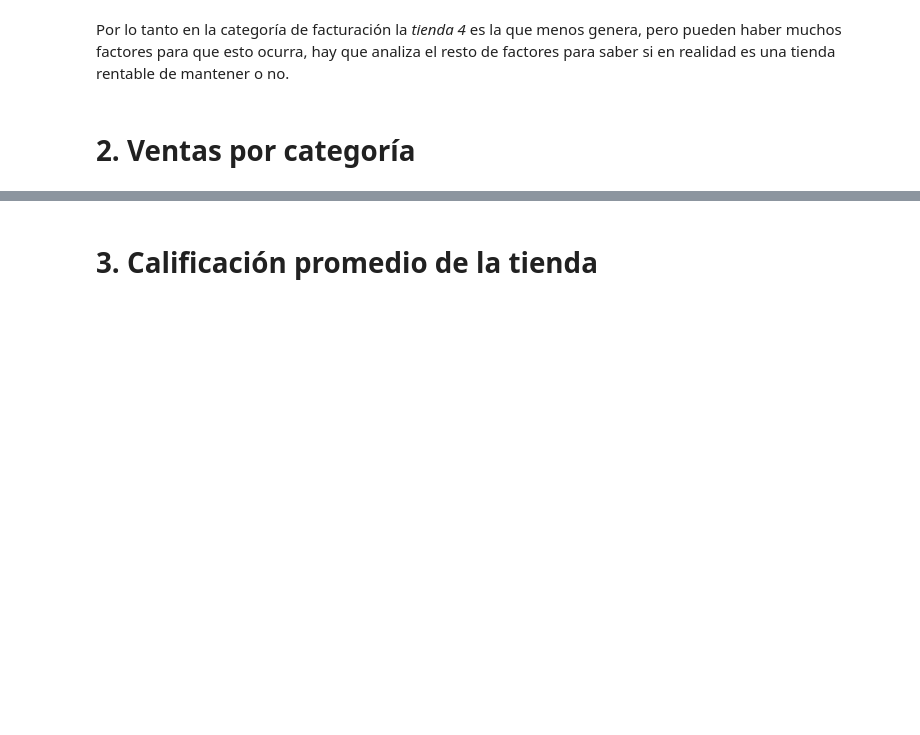
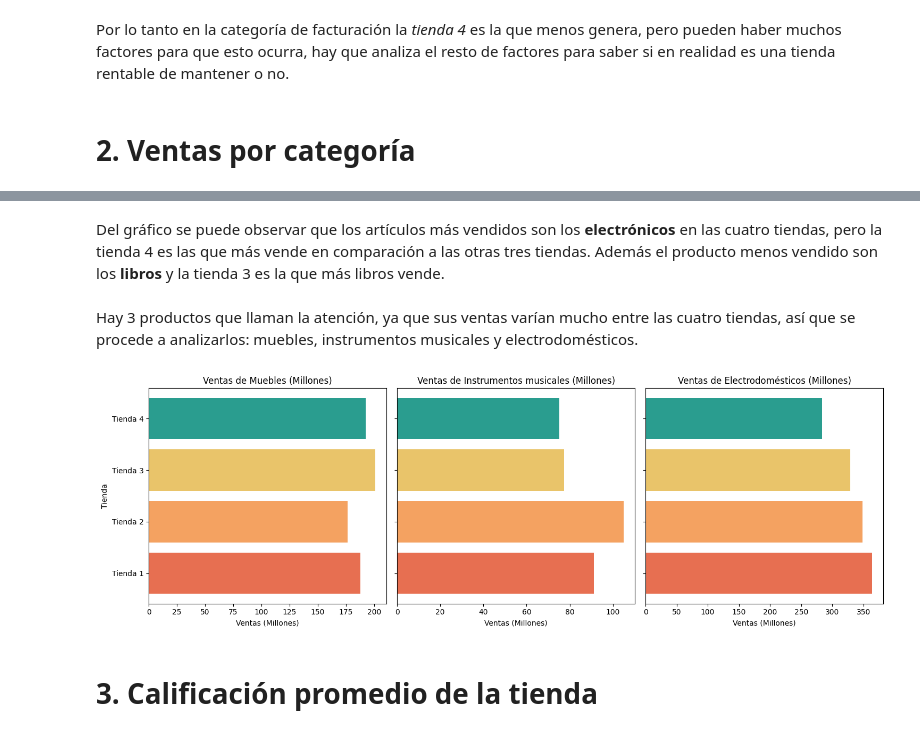
Before and after one commit to Karen-13C/Challenge_Modelado_de_datos_con_Python, a Jupyter notebook: AluraStoreLatam.ipynb, the cells around one changed output, grey strips where cells are left out. Cells and saved outputs as stored; diff of their text form; code cells hidden in the pictures; blank space fills up the shorter version.

Commit message:
Ventas por categoría parte 2

```diff
--- a/AluraStoreLatam.ipynb
+++ b/AluraStoreLatam.ipynb
@@ -141,3 +141,29 @@ plt.show()
+# %% [markdown]
+Del gráfico se puede observar que los artículos más vendidos son los **electrónicos** en las cuatro tiendas, pero la tienda 4 es las que más vende en comparación a las otras tres tiendas. Además el producto menos vendido son los **libros** y la tienda 3 es la que más libros vende.
+# %% [markdown]
+Hay 3 productos que llaman la atención, ya que sus ventas varían mucho entre las cuatro tiendas, así que se procede a analizarlos: muebles, instrumentos musicales y electrodomésticos.
+# %%
+productos_problema = ['Muebles', 'Instrumentos musicales', 'Electrodomésticos']
+nombres_tiendas = ['Tienda 1', 'Tienda 2', 'Tienda 3', 'Tienda 4']
+data_por_tienda = {}
+
+for tienda_num in range(1, 5):
+    nombre_columna_tienda = f'Tienda {tienda_num}'
+    data_por_tienda[nombre_columna_tienda] = df_comparacion_ventas.loc[productos_problema, nombre_columna_tienda].values
+
+fig, axes = plt.subplots(nrows=1, ncols=len(productos_problema), figsize=(15, 5), sharey=True)
+
+for i, producto in enumerate(productos_problema):
+    axes[i].barh(nombres_tiendas, [data_por_tienda[f'Tienda {t}'][i] / 1000000 for t in range(1, 5)], color=['#e76f51', '#f4a261', '#e9c46a', '#2a9d8f'])
+    axes[i].set_title(f'Ventas de {producto} (Millones)')
+    axes[i].set_xlabel('Ventas (Millones)')
+    if i == 0:
+        axes[i].set_ylabel('Tienda')
+
+plt.tight_layout()
+plt.show()
+# %% [output]
+[figure, added]
 # %% [markdown]
 # 3. Calificación promedio de la tienda
 # %% [markdown]
```
Also changed, not shown: parts of 1 cell of this notebook.
